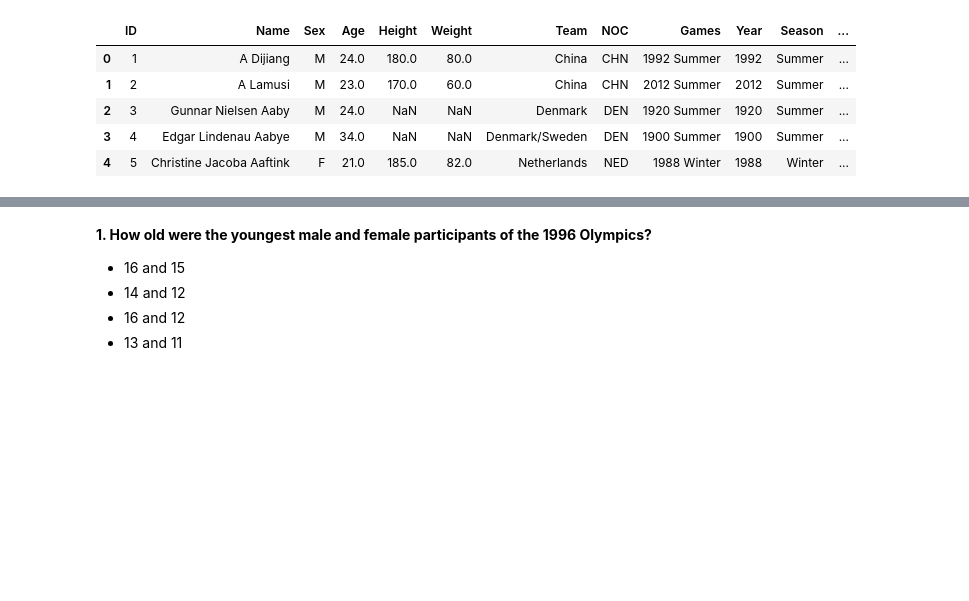
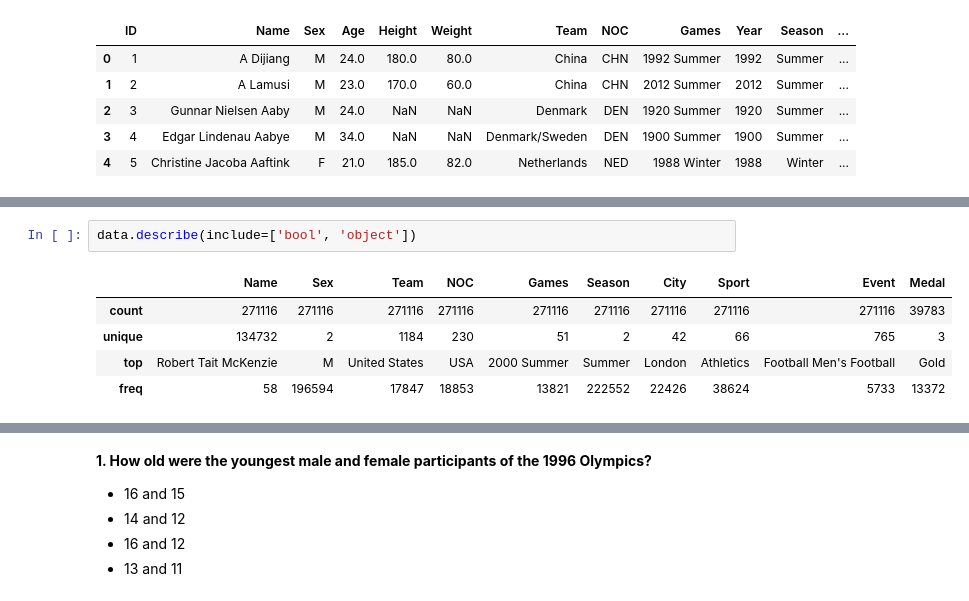
Before and after one commit to desh1ne/HW_1, a Jupyter notebook: assignment1_pandas_olympic.ipynb, the cells around one changed output, grey strips where cells are left out. Drawn from its saved outputs; the diff is of its cells as text; blank space fills up the shorter version.

```diff
--- a/assignment1_pandas_olympic.ipynb
+++ b/assignment1_pandas_olympic.ipynb
@@ -44,0 +92,8 @@ data.head()
+# %%
+data.describe(include=['bool', 'object'])
+# %% [output]
+|  | Name | Sex | Team | NOC | Games | Season | City | Sport | Event | Medal |
+| count | 271116 | 271116 | 271116 | 271116 | 271116 | 271116 | 271116 | 271116 | 271116 | 39783 |
+| unique | 134732 | 2 | 1184 | 230 | 51 | 2 | 42 | 66 | 765 | 3 |
+| top | Robert Tait McKenzie | M | United States | USA | 2000 Summer | Summer | London | Athletics | Football Men's Football | Gold |
+| freq | 58 | 196594 | 17847 | 18853 | 13821 | 222552 | 22426 | 38624 | 5733 | 13372 |
```
Also changed, not shown: parts of 41 cells of this notebook.
